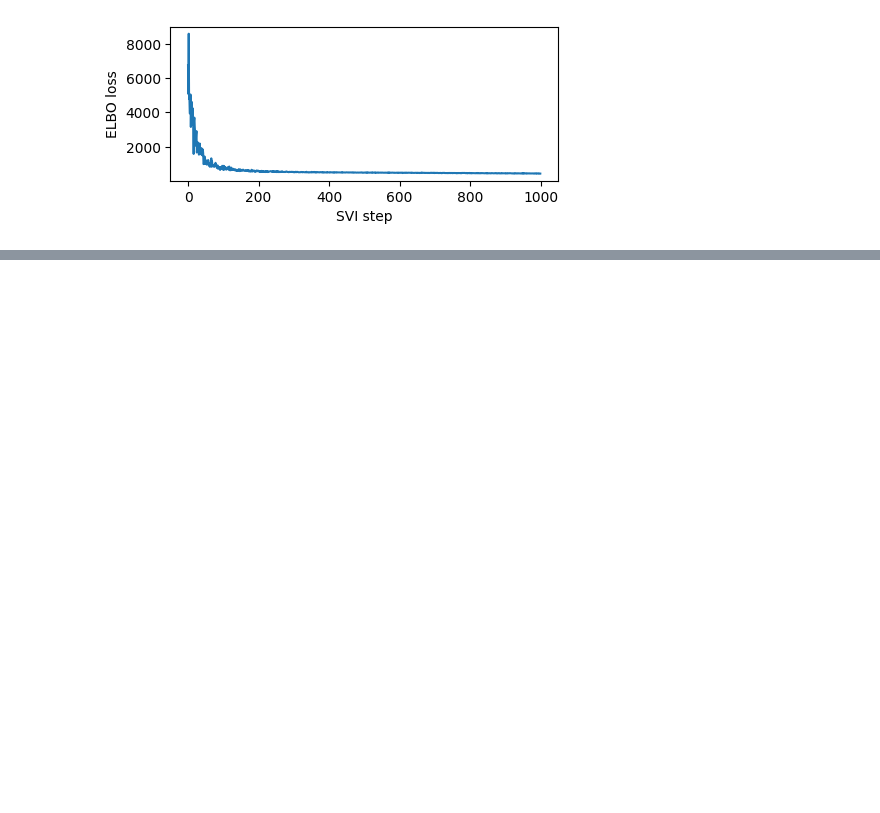
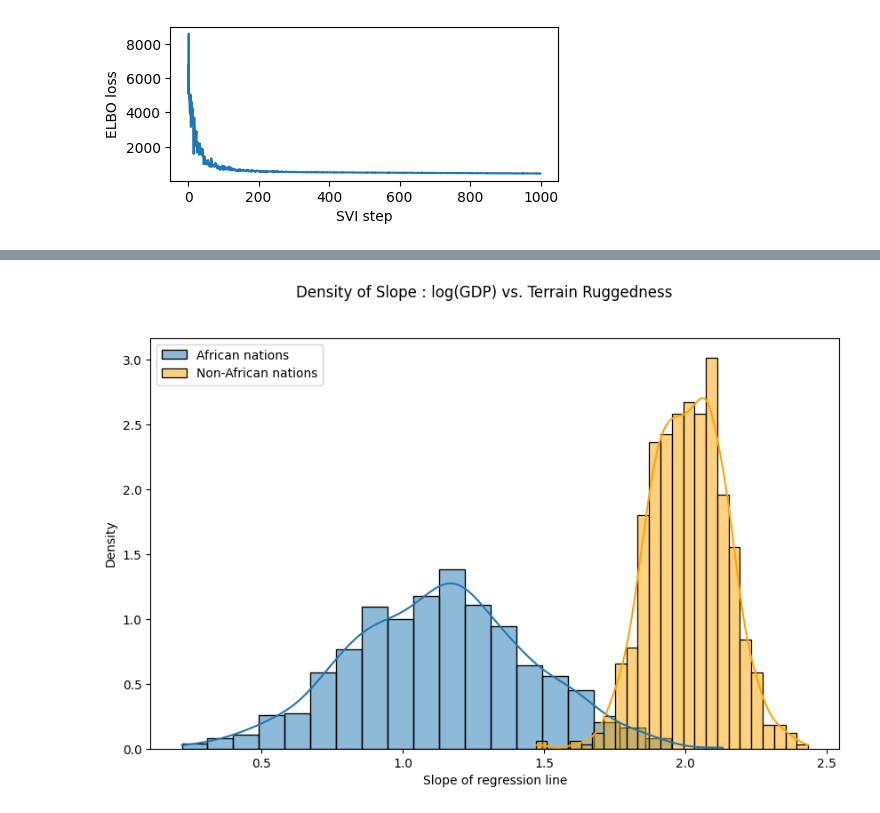
Before and after one commit to nlapier2/pyro_pytorch_tutorials, a Jupyter notebook: pyro_tutorial.ipynb, the cells around one changed output, grey strips where cells are left out. Cells and saved outputs as stored; diff of their text form; code cells hidden in the pictures; blank space fills up the shorter version.

Commit message:
got histogram plot working

```diff
--- a/pyro_tutorial.ipynb
+++ b/pyro_tutorial.ipynb
@@ -212,11 +215,13 @@ with pyro.plate("samples", 800, dim=-1):
 gamma_within_africa = samples["bR"] + samples["bAR"]
 gamma_outside_africa = samples["bR"]  # we only have the interaction term if is_cont_africa=1
 # %%
-# plot the results (CURRENTLY DOESNT WORK; plt thinks it's a generator)
-# fig = plt.figure(figsize=(10, 6))
-# sns.histplot(gamma_within_africa.detach().cpu().numpy(), kde=True, stat="density", label="African nations")
-# sns.histplot(gamma_outside_africa.detach().cpu().numpy(), kde=True, stat="density", label="Non-African nations", color="orange")
-# fig.suptitle("Density of Slope : log(GDP) vs. Terrain Ruggedness");
-# plt.xlabel("Slope of regression line")
-# plt.legend()
-# plt.show()
+# plot the results
+fig = plt.figure(figsize=(10, 6))
+sns.histplot(gamma_within_africa.detach().cpu().numpy(), kde=True, stat="density", label="African nations")
+sns.histplot(gamma_outside_africa.detach().cpu().numpy(), kde=True, stat="density", label="Non-African nations", color="orange")
+fig.suptitle("Density of Slope : log(GDP) vs. Terrain Ruggedness");
+plt.xlabel("Slope of regression line")
+plt.legend()
+plt.show()
+# %% [output]
+[figure, added]
```
Also changed, not shown: parts of 2 cells of this notebook.
